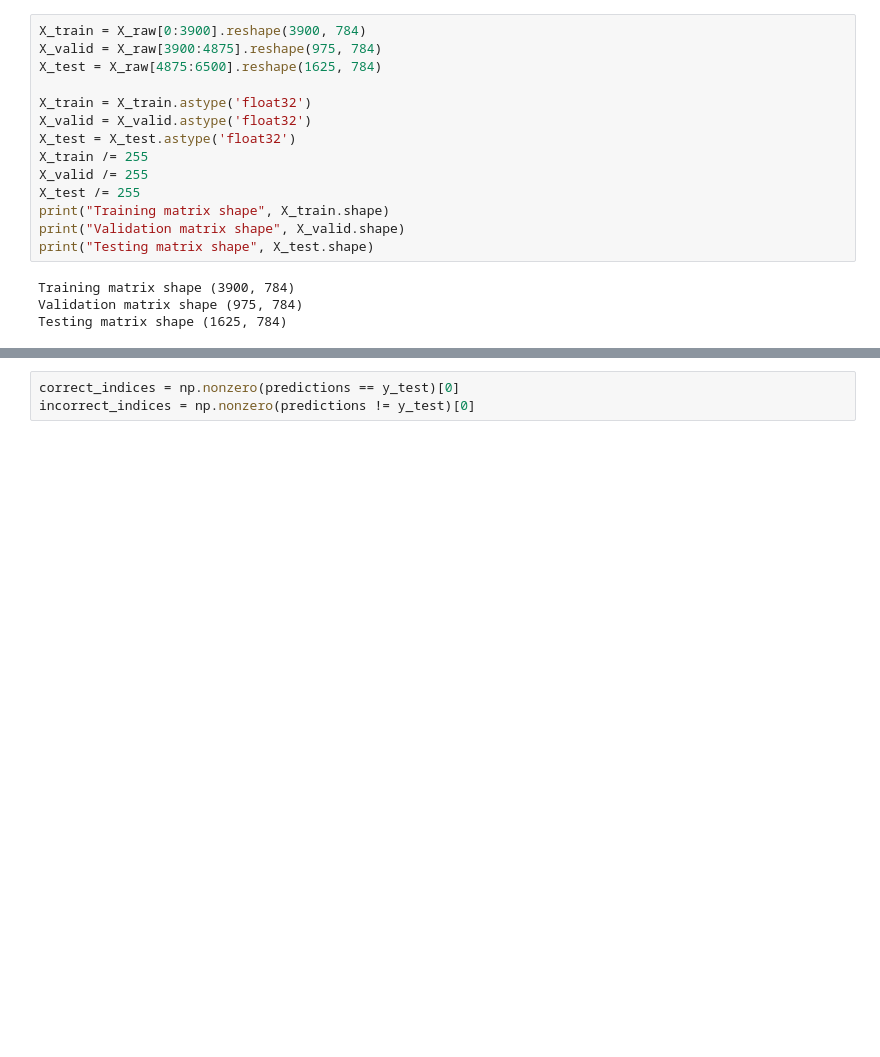
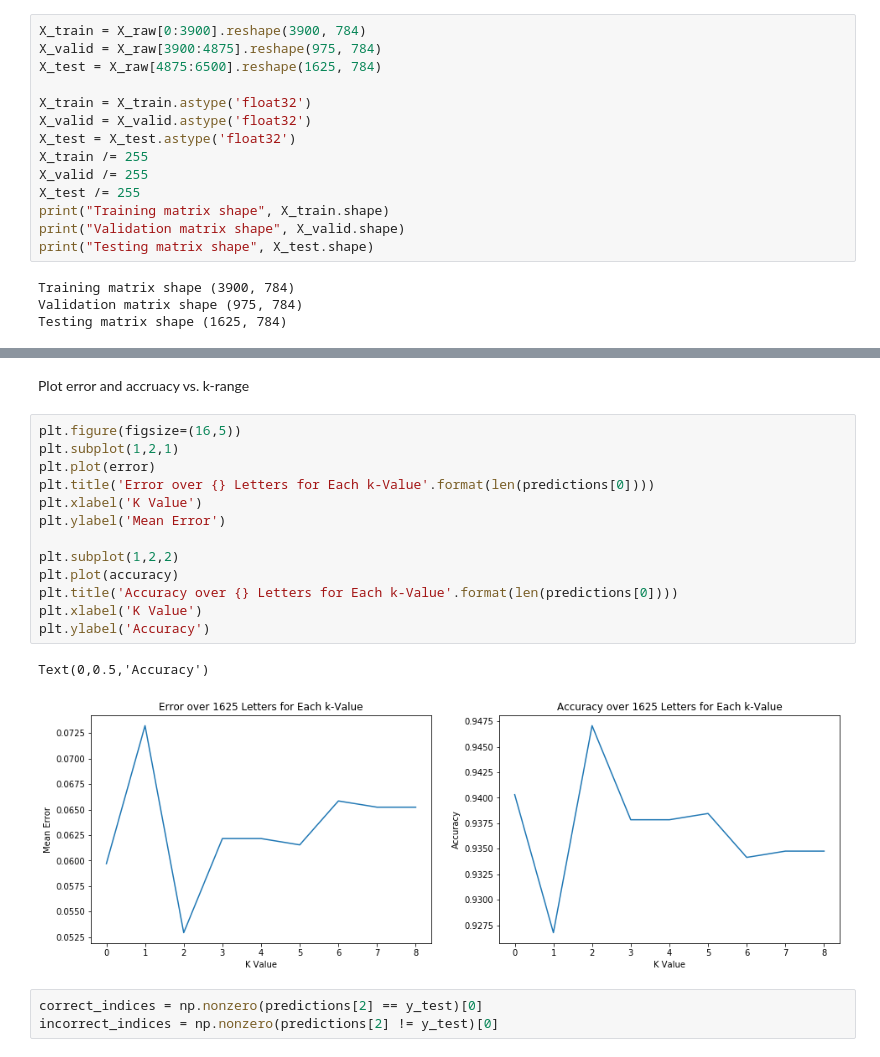
Before and after one commit to diggerdata/MNIST_TSN, a Jupyter notebook: k-Nearest Neighbors.ipynb, the cells around one changed output, grey strips where cells are left out. Cells and saved outputs as stored; diff of their text form; blank space fills up the shorter version.

```diff
--- a/k-Nearest Neighbors.ipynb
+++ b/k-Nearest Neighbors.ipynb
@@ -65,6 +79,24 @@ Predicted 1625 digits with accuracy: 0.9403076923076923
+# %% [markdown]
+Plot error and accruacy vs. k-range
+# %%
+plt.figure(figsize=(16,5))
+plt.subplot(1,2,1)
+plt.plot(error)
+plt.title('Error over {} Letters for Each k-Value'.format(len(predictions[0])))
+plt.xlabel('K Value')
+plt.ylabel('Mean Error')
+
+plt.subplot(1,2,2)
+plt.plot(accuracy)
+plt.title('Accuracy over {} Letters for Each k-Value'.format(len(predictions[0])))
+plt.xlabel('K Value')
+plt.ylabel('Accuracy')
+# %% [output]
+Text(0,0.5,'Accuracy')
+[figure, added]
 # %%
-correct_indices = np.nonzero(predictions == y_test)[0]
-incorrect_indices = np.nonzero(predictions != y_test)[0]
+correct_indices = np.nonzero(predictions[2] == y_test)[0]
+incorrect_indices = np.nonzero(predictions[2] != y_test)[0]
 # %%
 num_figures = 6
 plt.figure(figsize=(16,8))
```
Also changed, not shown: parts of 8 cells of this notebook, 2 other files.
